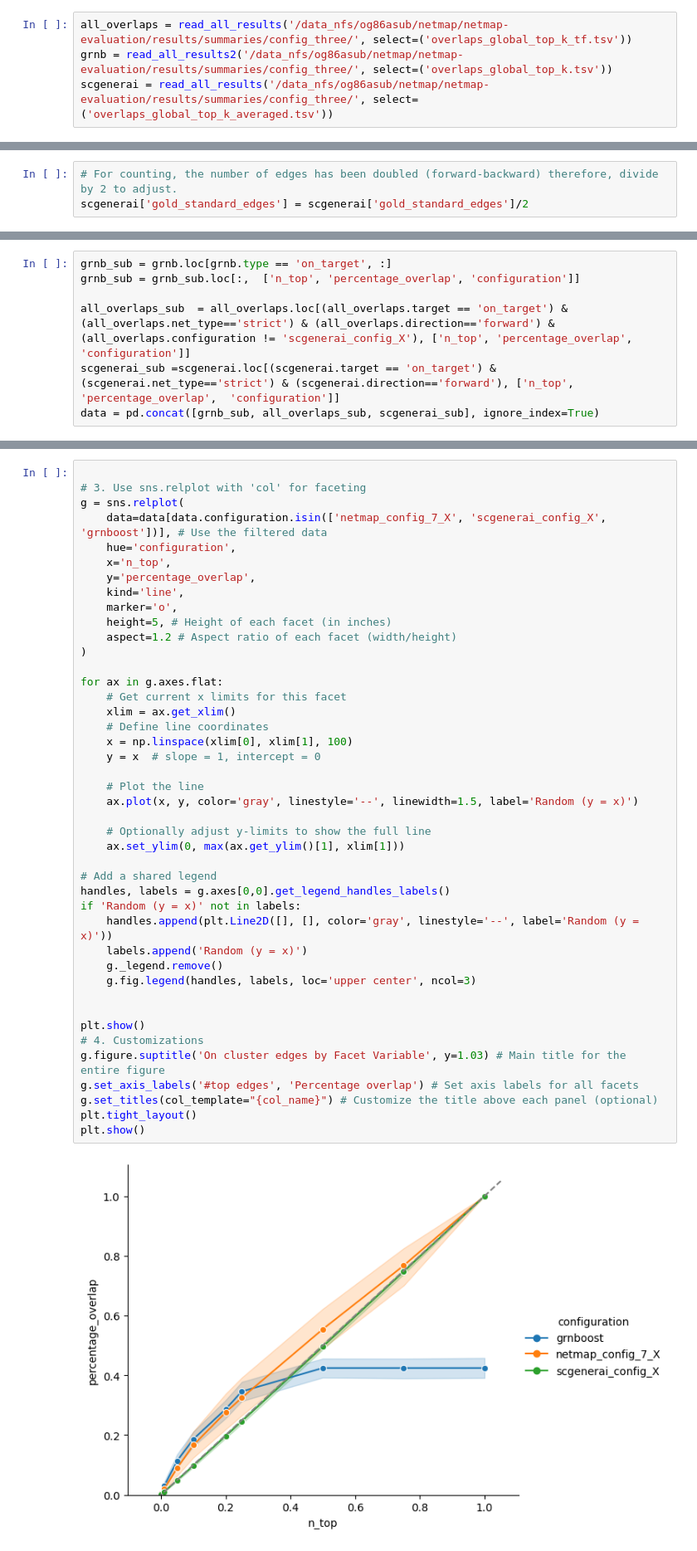
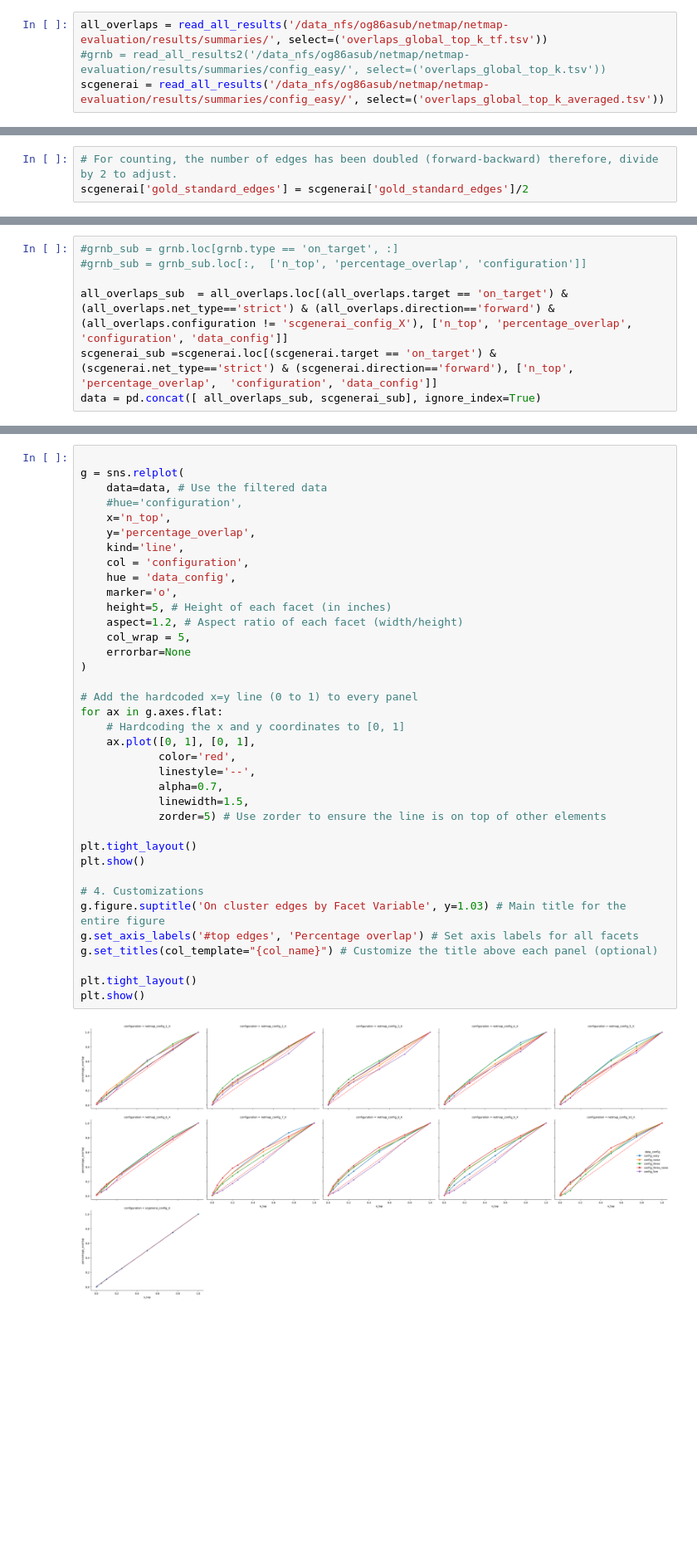
Before and after one commit to bionetslab/netmap-evaluation, a Jupyter notebook: src/evaluation/aggregated_results.ipynb, the cells around one changed output, grey strips where cells are left out. Shown at 83% size. Drawn from its saved outputs; the diff is of its cells as text; blank space fills up the shorter version.

Commit message:
evaluation

```diff
--- a/src/evaluation/aggregated_results.ipynb
+++ b/src/evaluation/aggregated_results.ipynb
@@ -90,5 +93,5 @@ def read_all_results2(root_dir, select = ('overlaps_global_top_k_quantile_count.
 # %%
-all_overlaps = read_all_results('/data_nfs/og86asub/netmap/netmap-evaluation/results/summaries/config_three/', select=('overlaps_global_top_k_tf.tsv'))
-grnb = read_all_results2('/data_nfs/og86asub/netmap/netmap-evaluation/results/summaries/config_three/', select=('overlaps_global_top_k.tsv'))
-scgenerai = read_all_results('/data_nfs/og86asub/netmap/netmap-evaluation/results/summaries/config_three/', select=('overlaps_global_top_k_averaged.tsv'))
+all_overlaps = read_all_results('/data_nfs/og86asub/netmap/netmap-evaluation/results/summaries/', select=('overlaps_global_top_k_tf.tsv'))
+#grnb = read_all_results2('/data_nfs/og86asub/netmap/netmap-evaluation/results/summaries/config_easy/', select=('overlaps_global_top_k.tsv'))
+scgenerai = read_all_results('/data_nfs/og86asub/netmap/netmap-evaluation/results/summaries/config_easy/', select=('overlaps_global_top_k_averaged.tsv'))
 # %% [output]
@@ -168,7 +177,7 @@ def process_results(all_overlaps):
 # %%
-grnb_sub = grnb.loc[grnb.type == 'on_target', :]
-grnb_sub = grnb_sub.loc[:,  ['n_top', 'percentage_overlap', 'configuration']]
+#grnb_sub = grnb.loc[grnb.type == 'on_target', :]
+#grnb_sub = grnb_sub.loc[:,  ['n_top', 'percentage_overlap', 'configuration']]
 
-all_overlaps_sub  = all_overlaps.loc[(all_overlaps.target == 'on_target') & (all_overlaps.net_type=='strict') & (all_overlaps.direction=='forward') & (all_overlaps.configuration != 'scgenerai_config_X'), ['n_top', 'percentage_overlap',  'configuration']]
-scgenerai_sub =scgenerai.loc[(scgenerai.target == 'on_target') & (scgenerai.net_type=='strict') & (scgenerai.direction=='forward'), ['n_top', 'percentage_overlap',  'configuration']]
-data = pd.concat([grnb_sub, all_overlaps_sub, scgenerai_sub], ignore_index=True)
+all_overlaps_sub  = all_overlaps.loc[(all_overlaps.target == 'on_target') & (all_overlaps.net_type=='strict') & (all_overlaps.direction=='forward') & (all_overlaps.configuration != 'scgenerai_config_X'), ['n_top', 'percentage_overlap',  'configuration', 'data_config']]
+scgenerai_sub =scgenerai.loc[(scgenerai.target == 'on_target') & (scgenerai.net_type=='strict') & (scgenerai.direction=='forward'), ['n_top', 'percentage_overlap',  'configuration', 'data_config']]
+data = pd.concat([ all_overlaps_sub, scgenerai_sub], ignore_index=True)
@@ -189,46 +184,40 @@ data = pd.concat([grnb_sub, all_overlaps_sub, scgenerai_sub], ignore_index=True)
 # %%
 
-# 3. Use sns.relplot with 'col' for faceting
 g = sns.relplot(
-    data=data[data.configuration.isin(['netmap_config_7_X', 'scgenerai_config_X', 'grnboost'])], # Use the filtered data
-    hue='configuration',
+    data=data, # Use the filtered data
+    #hue='configuration',
     x='n_top',
     y='percentage_overlap',
     kind='line',
+    col = 'configuration',
+    hue = 'data_config',
     marker='o',
     height=5, # Height of each facet (in inches)
-    aspect=1.2 # Aspect ratio of each facet (width/height)
+    aspect=1.2, # Aspect ratio of each facet (width/height)
+    col_wrap = 5,
+    errorbar=None
 )
 
+# Add the hardcoded x=y line (0 to 1) to every panel
 for ax in g.axes.flat:
-    # Get current x limits for this facet
-    xlim = ax.get_xlim()
-    # Define line coordinates
-    x = np.linspace(xlim[0], xlim[1], 100)
-    y = x  # slope = 1, intercept = 0
+    # Hardcoding the x and y coordinates to [0, 1]
+    ax.plot([0, 1], [0, 1],
+            color='red',
+            linestyle='--',
+            alpha=0.7,
+            linewidth=1.5,
+            zorder=5) # Use zorder to ensure the line is on top of other elements
 
-    # Plot the line
-    ax.plot(x, y, color='gray', linestyle='--', linewidth=1.5, label='Random (y = x)')
+plt.tight_layout()
+plt.show()
 
-    # Optionally adjust y-limits to show the full line
-    ax.set_ylim(0, max(ax.get_ylim()[1], xlim[1]))
-
-# Add a shared legend
-handles, labels = g.axes[0,0].get_legend_handles_labels()
-if 'Random (y = x)' not in labels:
-    handles.append(plt.Line2D([], [], color='gray', linestyle='--', label='Random (y = x)'))
-    labels.append('Random (y = x)')
-    g._legend.remove()
-    g.fig.legend(handles, labels, loc='upper center', ncol=3)
-
-
-plt.show()
 # 4. Customizations
 g.figure.suptitle('On cluster edges by Facet Variable', y=1.03) # Main title for the entire figure
 g.set_axis_labels('#top edges', 'Percentage overlap') # Set axis labels for all facets
 g.set_titles(col_template="{col_name}") # Customize the title above each panel (optional)
+
 plt.tight_layout()
 plt.show()
 # %% [output]
-[figure, old version]
+[figure, new version]
 <Figure size 640x480 with 0 Axes>
```
Also changed, not shown: parts of 13 cells of this notebook, 6 other files.
